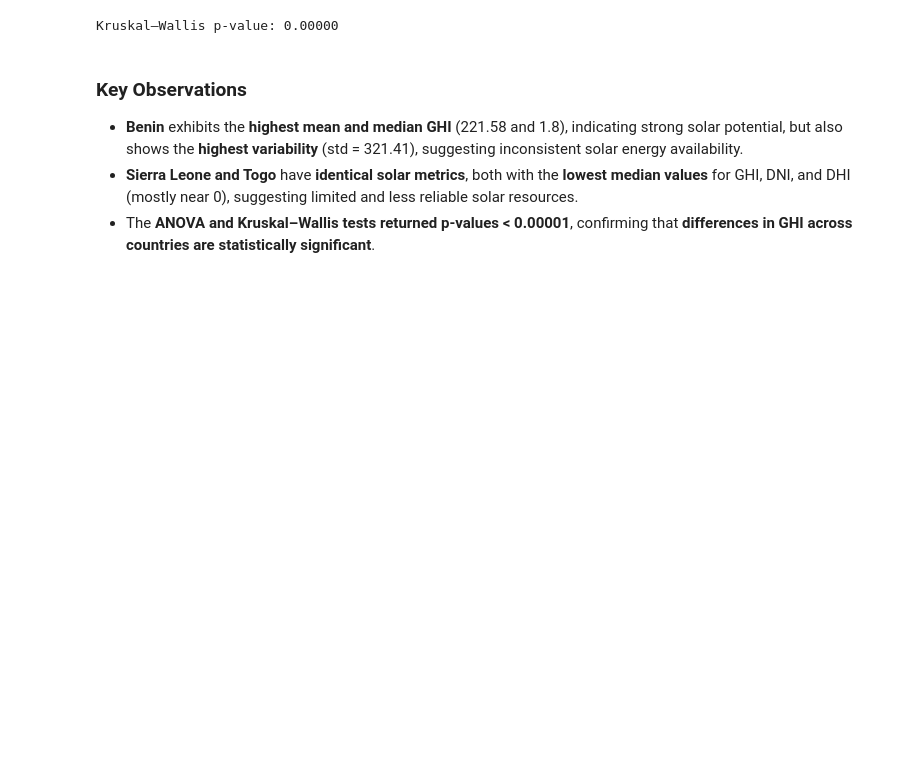
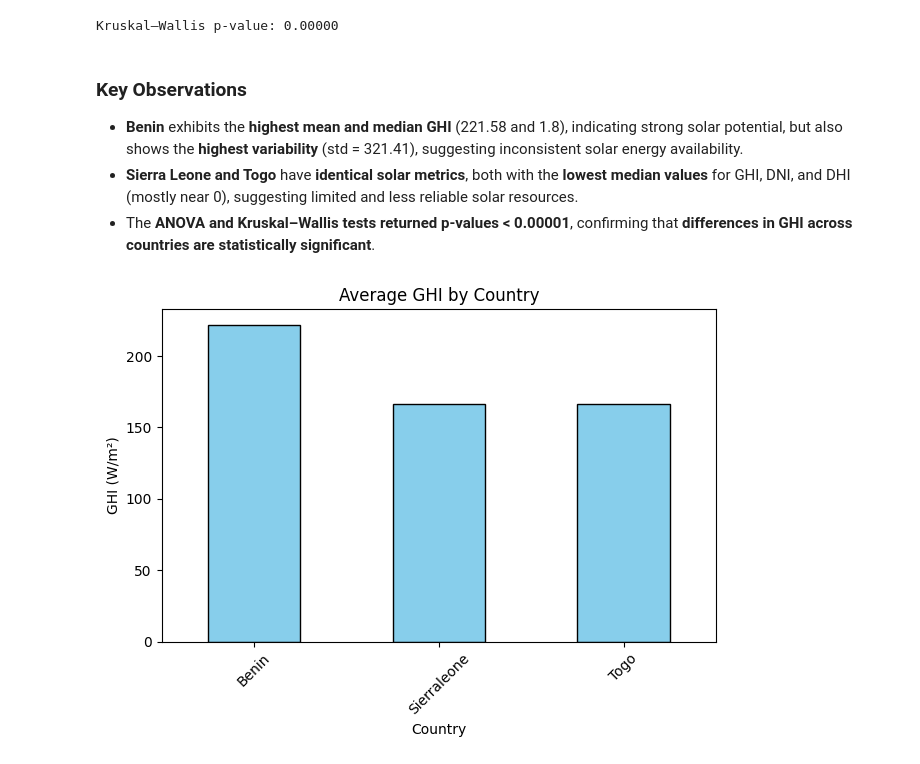
Before and after one commit to SamuelFentie/solar-challenge-week1, a Jupyter notebook: notebooks/compare_countries.ipynb, the cells around one changed output. Drawn from its saved outputs; the diff is of its cells as text; code cells hidden in the pictures; blank space fills up the shorter version.

Commit message:
(Bonus) Visual Summary

```diff
--- a/notebooks/compare_countries.ipynb
+++ b/notebooks/compare_countries.ipynb
@@ -85,3 +85,18 @@ Kruskal–Wallis p-value: 0.00000
 - **Benin** exhibits the **highest mean and median GHI** (221.58 and 1.8), indicating strong solar potential, but also shows the **highest variability** (std = 321.41), suggesting inconsistent solar energy availability.
 - **Sierra Leone and Togo** have **identical solar metrics**, both with the **lowest median values** for GHI, DNI, and DHI (mostly near 0), suggesting limited and less reliable solar resources.
 - The **ANOVA and Kruskal–Wallis tests returned p-values < 0.00001**, confirming that **differences in GHI across countries are statistically significant**.
+# %%
+summary['GHI_mean'].sort_values(ascending=False).plot(
+    kind='bar',
+    color='skyblue',
+    edgecolor='black'
+)
+
+plt.title('Average GHI by Country')
+plt.ylabel('GHI (W/m²)')
+plt.xlabel('Country')
+plt.xticks(rotation=45)
+plt.tight_layout()
+plt.show()
+# %% [output]
+[figure, added]
```
